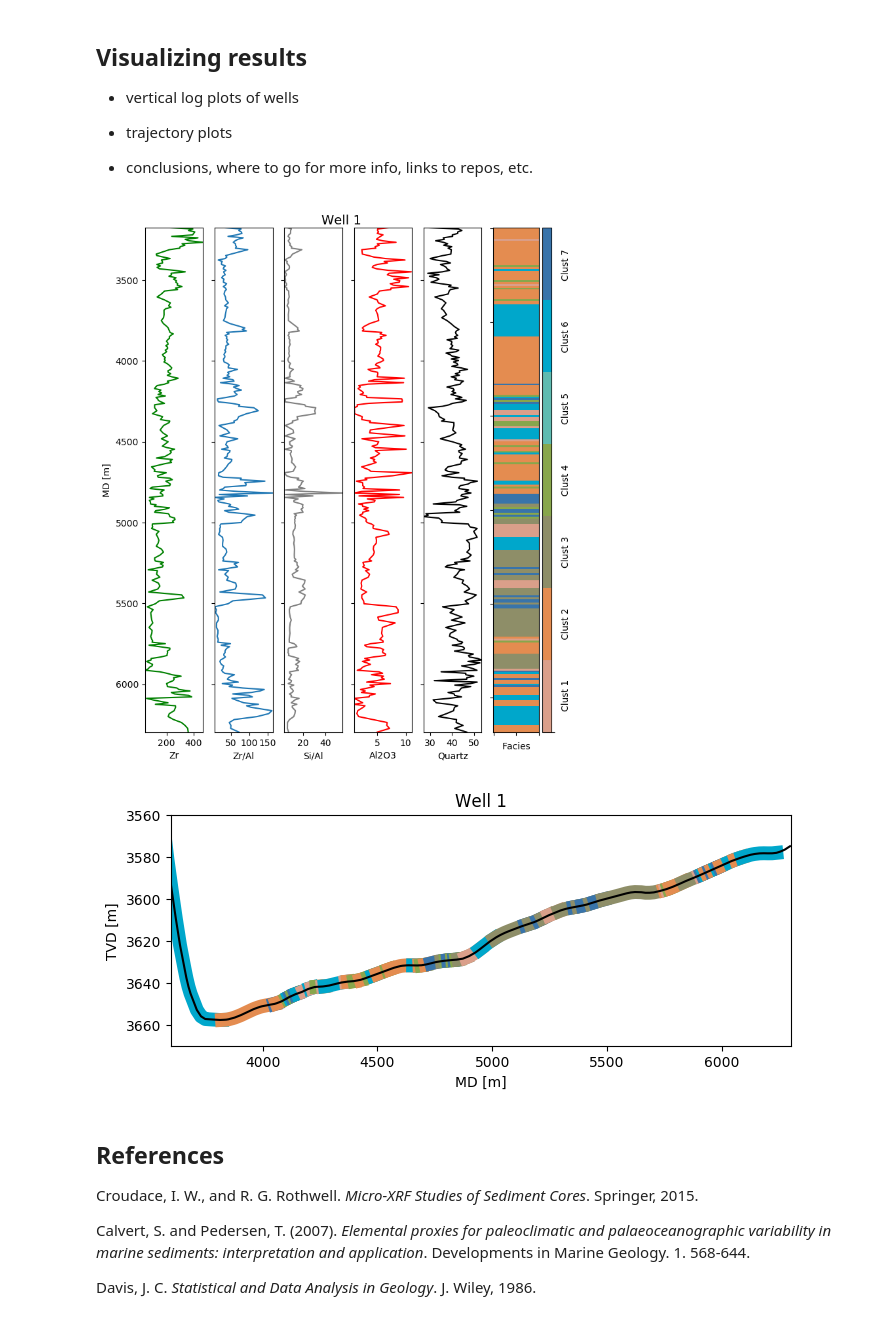
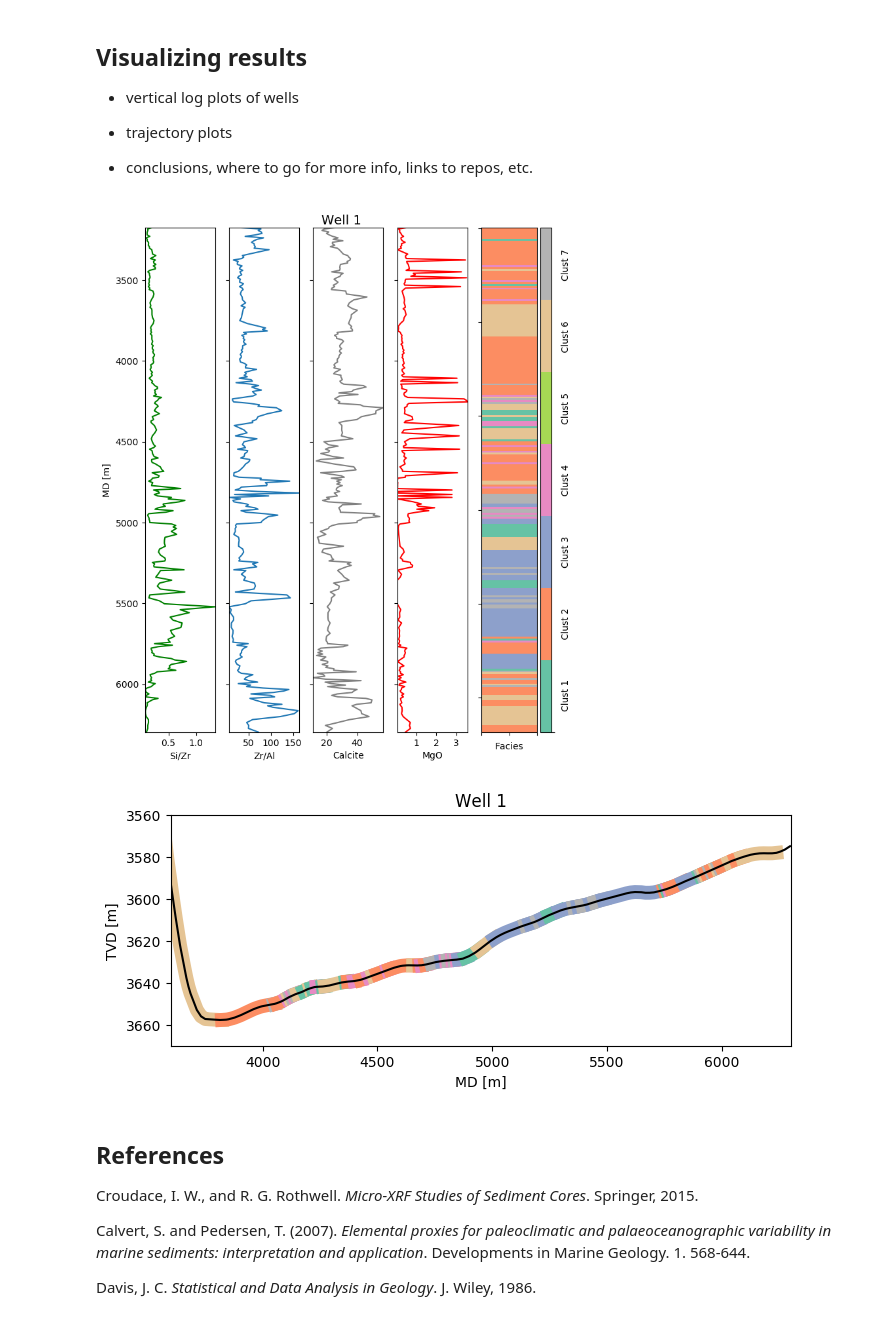
Before and after one commit to brendonhall/tutorials, a Jupyter notebook: geochem_facies/CSEG Article.ipynb, the cells around one changed output. Saved outputs shown, nothing was run; the diff lists cells and outputs as text; code cells hidden in the pictures.

```diff
--- a/geochem_facies/CSEG Article.ipynb
+++ b/geochem_facies/CSEG Article.ipynb
@@ -154,7 +155,7 @@ for factor_id in range(0, factors.shape[0]):
 # %%
 kmeans = KMeans(n_clusters=7, random_state=0).fit(factor_data)
-factor_df['FAFacies'] = kmeans.labels_
-geochem_df['FAFacies'] = factor_df['FAFacies']
+factor_df['Cluster'] = kmeans.labels_
+geochem_df['Cluster'] = factor_df['Cluster']
 # %% [markdown]
 ### Interpreting the clusters
 
@@ -212,16 +205,15 @@ def make_facies_log_plot(logs, facies_colors, label):
 
     cluster=np.repeat(np.expand_dims(logs[label].values,1), 100, 1)
 
-    f, ax = plt.subplots(nrows=1, ncols=6, figsize=(8, 10))
-    ax[0].plot(logs['Zr'], logs.Depth, '-g')
+    f, ax = plt.subplots(nrows=1, ncols=5, figsize=(8, 10))
+    ax[0].plot(logs['Si/Zr'], logs.Depth, '-g')
     ax[1].plot(logs['Zr/Al'], logs.Depth, '-')
-    ax[2].plot(logs['Si/Al'], logs.Depth, '-', color='0.5')
-    ax[3].plot(logs['Al2O3'], logs.Depth, '-', color='r')
-    ax[4].plot(logs['Quartz'], logs.Depth, '-', color='black')
-    im=ax[5].imshow(cluster, interpolation='none', aspect='auto',
+    ax[2].plot(logs['Calcite'], logs.Depth, '-', color='0.5')
+    ax[3].plot(logs['MgO'], logs.Depth, '-', color='r')
+    im=ax[4].imshow(cluster, interpolation='none', aspect='auto',
                     cmap=cmap_facies,vmin=0,vmax=6)
 
-    divider = make_axes_locatable(ax[5])
+    divider = make_axes_locatable(ax[4])
     cax = divider.append_axes("right", size="20%", pad=0.05)
     cbar=plt.colorbar(im, cax=cax)
     cbar.set_label((14*' ').join(['Clust 1', 'Clust 2', 'Clust 3',
@@ -234,38 +226,35 @@ def make_facies_log_plot(logs, facies_colors, label):
         ax[i].grid()
         ax[i].locator_params(axis='x', nbins=3)
 
-    ax[0].set_xlabel("Zr")
-    ax[0].set_xlim(logs['Zr'].min(),logs['Zr'].max())
+    ax[0].set_xlabel("Si/Zr")
+    ax[0].set_xlim(logs['Si/Zr'].min(),logs['Si/Zr'].max())
     ax[0].set_ylabel('MD [m]')
     ax[0].grid(b=False)
     ax[1].set_xlabel("Zr/Al")
     ax[1].set_xlim(logs['Zr/Al'].min(),logs['Zr/Al'].max())
     ax[1].grid(b=False)
-    ax[2].set_xlabel("Si/Al")
-    ax[2].set_xlim(logs['Si/Al'].min(),logs['Si/Al'].max())
+    ax[2].set_xlabel("Calcite")
+    ax[2].set_xlim(logs['Calcite'].min(),logs['Calcite'].max())
     ax[2].grid(b=False)
-    ax[3].set_xlabel("Al2O3")
-    ax[3].set_xlim(logs['Al2O3'].min(),logs['Al2O3'].max())
+    ax[3].set_xlabel("MgO")
+    ax[3].set_xlim(logs['MgO'].min(),logs['MgO'].max())
     ax[3].grid(b=False)
-    ax[4].set_xlabel("Quartz")
-    ax[4].set_xlim(logs['Quartz'].min(),logs['Quartz'].max())
-    ax[4].grid(b=False)
-    ax[5].set_xlabel('Facies')
+    ax[4].set_xlabel('Facies')
 
     ax[1].set_yticklabels([]); ax[2].set_yticklabels([]); ax[3].set_yticklabels([])
-    ax[4].set_yticklabels([]); ax[5].set_yticklabels([])
-    ax[5].set_xticklabels([])
+    ax[4].set_yticklabels([]);
+    ax[4].set_xticklabels([])
     f.suptitle(logs.iloc[0]['Well Name'], fontsize=14,y=0.9)
     return f
 # %%
 import matplotlib as mpl
 mpl.rcParams.update(mpl.rcParamsDefault)
 
 f = make_facies_log_plot(geochem_df[geochem_df['Well Name'] == 'Well 1'],
-        facies_colors, 'FAFacies')
-f.savefig('images/Well1_logs.png', dpi=300, bbox_inches='tight')
+        facies_colors, 'Cluster')
+f.savefig('images/4_Well1_logs.png', dpi=300, bbox_inches='tight')
 # %% [output]
-[figure, old version]
+[figure, new version]
 # %%
 filename = 'well_trajectory.csv'
 trajectory_df = pd.read_csv(filename)
@@ -281,7 +270,7 @@ f = interp1d(x,y)
 well1_df = well1_df.assign(TVD = f(well1_df.Depth.values))
 # %%
 last_row = len(well1_df)
-plt.figure(figsize=(8,3))
+fig = plt.figure(figsize=(8,3))
 
 x = []
 y = []
@@ -289,8 +278,8 @@ for index, row in well1_df.iterrows():
     if index == last_row-1:
         break
     next_row = well1_df.ix[index+1]
-    current_facies = row['FAFacies']
-    next_facies = well1_df.ix[index+1, 'FAFacies']
+    current_facies = row['Cluster']
+    next_facies = well1_df.ix[index+1, 'Cluster']
     #print('current: %d, next: %d\n'%(current_facies, next_facies))
     x.append(row.Depth)
     y.append(row.TVD)
@@ -309,8 +298,9 @@ plt.title('Well 1')
 plt.xlabel('MD [m]')
 plt.ylabel('TVD [m]')
 plt.show()
+fig.savefig('images/5_Well1_trajectory.png', dpi=300, bbox_inches='tight')
 # %% [output]
-[figure, old version]
+[figure, new version]
 # %% [markdown]
 ## References
 
```
Also changed, not shown: parts of 5 cells of this notebook.
